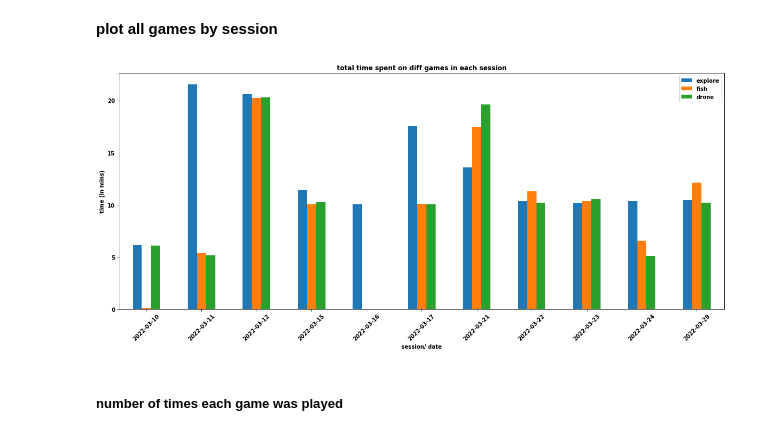
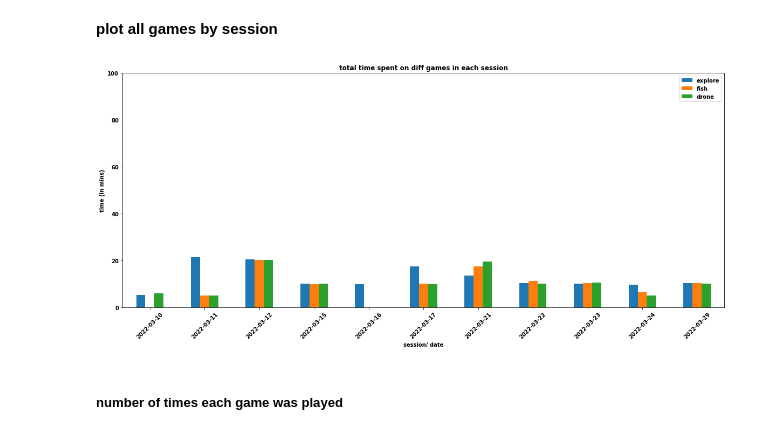
Before and after one commit to doscsy12/robotic_hometherapy, a Jupyter notebook: Extract_EDA-P001.ipynb, the cells around one changed output. Cells and saved outputs as stored; diff of their text form; code cells hidden in the pictures.

```diff
--- a/Extract_EDA-P001.ipynb
+++ b/Extract_EDA-P001.ipynb
@@ -283,0 +177,11 @@ for session in list_sessions:
+# %%
+# create new session names
+new_session_name = []
+def iter_all_strings():
+    for size in itertools.count(1):
+        for s in itertools.product(ascii_lowercase, repeat=size):
+            yield ''.join(s)
+
+# max 300 new session names based on alphabet-combinations
+for s in itertools.islice(iter_all_strings(), 300):
+    new_session_name.append(s)
@@ -285,3 +363,21 @@ for session in list_sessions:
 #### remove invalid gameplays
 # %%
 # time duration
+for session in list_sessions:
+    session_temp = df1[df1['SessionID']==session].reset_index().drop(columns=['level_0'])
+    for game in range(0,session_temp['GameID'].nunique()):
+        if game in session_temp['GameID'].unique():
+            temp3 = session_temp[session_temp['GameID']==game]
+#             temp3['TimeStampMS_diff'] = temp3[['TimeStampMS']].diff()
+            temp3['tsec'] = temp3[['TimeStampMS']].diff().cumsum(axis=0)/1000
+
+            first_index=temp3['index'].iloc[0]
+            last_index=temp3['index'].iloc[-1]
+
+            # drop if session < 120s or smaller than size 5
+            if len(temp3['tsec'])>=5:
+#             print(session, game, temp3['tsec'].iloc[-2])
+                if temp3['tsec'].iloc[-2] <= 120:
+                    df1.drop(df1[(df1['index'] >= first_index) & (df1['index'] <= last_index)].index,axis=0,inplace=True)
+            else:
+                df1.drop(df1[(df1['index'] >= first_index) & (df1['index'] <= last_index)].index,axis=0,inplace=True)
@@ -319,12 +419,13 @@ game_nr = []
 start = []
 end = []
 diff = []
-for session, df in enumerate(df_session):
+for session, df_list in enumerate(df_session):
     for game in range(0,df1['GameID'].nunique()):
-        if game in df['GameID'].unique():
+        if game in df_list['GameID'].unique():
             session_nr.append(session)
             game_nr.append(game)
-            temp = df[df['GameID']==game]
+            temp = df_list[df_list['GameID']==game]
+
             start.append(temp[['date_time']].iloc[0][0])
             end.append(temp[['date_time']].iloc[-1][0])
             time_diff = (temp[['date_time']].iloc[-1][0]) - (temp[['date_time']].iloc[0][0])
@@ -513,8 +714,7 @@ plt.show();
 # %% [markdown]
 **plot all games by session**
 # %%
-dfs = reduce(lambda x,y: pd.merge(x,y, on='just_date', how='outer'), [date_game0, date_game1, date_game2])
-dfs = dfs.fillna(0)
+dfs = reduce(lambda x,y: pd.merge(x,y, on='just_date', how='outer'), [date_game0, date_game1, date_game2]).fillna(0)
 dfs.drop(columns=['session_nr_x','session_nr_y','session_nr','game_nr_x','game_nr_y','game_nr'],inplace=True)
 # %%
 dfs.rename(columns={'diff_x': 'explore',
@@ -525,14 +725,15 @@ dfs = dfs.set_index(['just_date'])
 # %%
 dfs.plot.bar(figsize=(20,8))
 plt.xlabel('session/ date')
 plt.xticks(rotation=45)
 plt.ylabel('time (in mins)');
+plt.ylim(top=100)
 plt.title('total time spent on diff games in each session');
 
 plt.savefig(main_results_path + '\\total_time_game_separate.png',bbox_inches = "tight")
 plt.show();
 # %% [output]
-[figure, old version]
+[figure, new version]
 # %% [markdown]
 ##### number of times each game was played
 # %%
```
Also changed, not shown: parts of 125 cells of this notebook.
